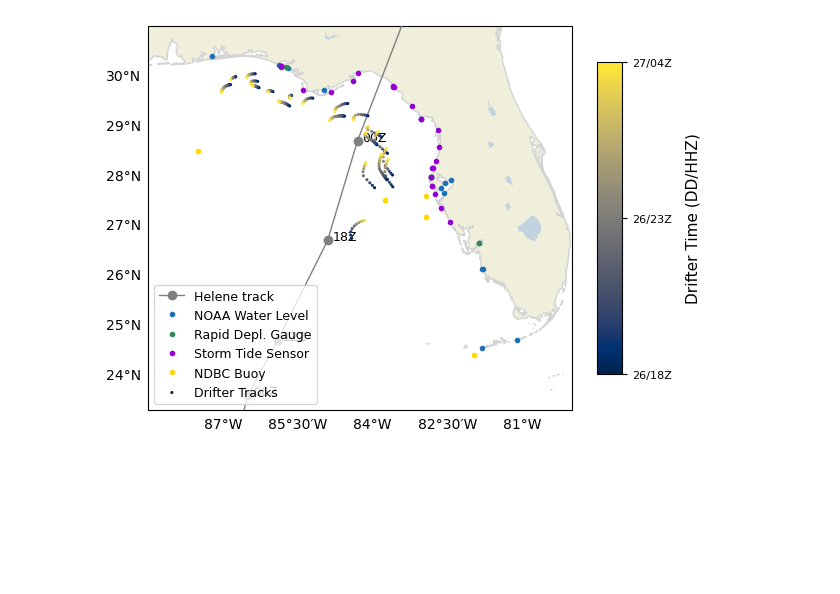
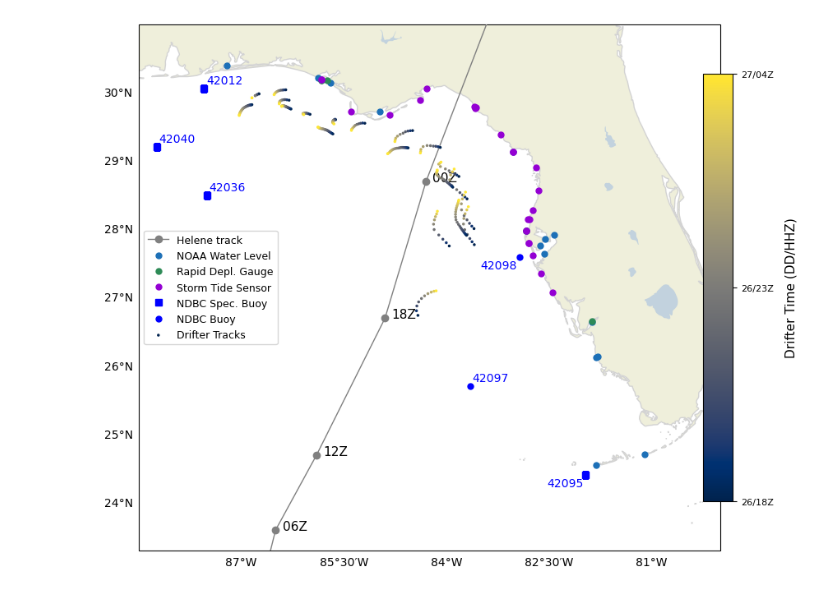
Before and after one commit to csherwood-usgs/NOPP_comparison, a Jupyter notebook: Observations_map_helene.ipynb, the cells around one changed output. Saved outputs shown, nothing was run; the diff lists cells and outputs as text; code cells hidden in the pictures; blank space fills up the shorter version.

```diff
--- a/Observations_map_helene.ipynb
+++ b/Observations_map_helene.ipynb
@@ -30,6 +30,7 @@ wl_data_dir=       'F:/crs/proj/2025_NOPP_comparison/helene_water_level/'
 track_data_dir =   'F:/crs/proj/2025_NOPP_comparison/helene_best_track/'
 drifter_data_dir = 'F:/crs/proj/2025_NOPP_comparison/helene_drifters/'
 figure_dir = 'F:/crs/proj/2025_NOPP_comparison/helene_figs/'
+ndbc_buoy_data_dir = "F:/crs/proj/2025_NOPP_comparison/helene_waves/"
 
 # load drifter data
 with open(drifter_data_dir+'hurricane_helene_drifter_data_v0.pickle', 'rb') as f1:
@@ -39,4 +40,5 @@ df = pd.read_csv(wl_data_dir+'water_level_sites_with_data_JB.csv')
 noaa_df = df[df['type'] == 'NOAA tide gauge']
 rdg_df = df[df['type'] == 'USGS rapid deployment gauge']
 st_df = df[df['type'] == 'USGS pressure sensor']
-ndbc_df = df[df['type'] == 'NDBC wave buoy']
+ndbc_df = pd.read_csv( ndbc_buoy_data_dir + "ndbc_buoy_list.csv" )
+ndbc_df['name'] = ndbc_df['name'].astype(str)
@@ -64,7 +63,7 @@ for i in gd1.HHMM:
 # %%
 cpc = crs.PlateCarree()
 
-fig1 = plt.figure()
+fig1 = plt.figure(figsize=(9,8))
 ax1 = fig1.add_axes((0.12, 0.125, 0.8, 0.8),projection=cpc)
 ax1.set_extent([-88.5, -80, 23.3, 31])
 ax1.add_feature(cf.LAND, edgecolor='lightgray', linewidth=1, zorder=-1)
@@ -77,11 +76,30 @@ gl = ax1.gridlines(draw_labels=True, dms=True, x_inline=False, y_inline=False)
 ax1.plot(hurpth[:,0],hurpth[:,1],'o-', markersize=6, linewidth=1, c='gray', zorder=5, label='Helene track')
 offset = 0.1
 for xy in range(len(hhmm)):
-    ax1.annotate(hhmm[xy], (hurpth[xy, 0]+offset, hurpth[xy, 1]), size=9, annotation_clip=True)
-ax1.plot(noaa_df['longitude'],noaa_df['latitude'],'.',color=noaa_blue, label='NOAA Water Level')
-ax1.plot(rdg_df['longitude'],rdg_df['latitude'],'.',c=usgs_green,label='Rapid Depl. Gauge')
-ax1.plot(st_df['longitude'],st_df['latitude'],'.',c='darkviolet',label='Storm Tide Sensor')
-ax1.plot(ndbc_df['longitude'],ndbc_df['latitude'],'.',c='gold',label='NDBC Buoy')
+    ax1.annotate(hhmm[xy], (hurpth[xy, 0]+offset, hurpth[xy, 1]), size=11, annotation_clip=True)
+ax1.plot(noaa_df['longitude'],noaa_df['latitude'],'.',color=noaa_blue,ms=10,label='NOAA Water Level')
+ax1.plot(rdg_df['longitude'],rdg_df['latitude'],'.',c=usgs_green,ms=10,label='Rapid Depl. Gauge')
+ax1.plot(st_df['longitude'],st_df['latitude'],'.',c='darkviolet',ms=10,label='Storm Tide Sensor')
+
+ax1.plot(ndbc_df['longitude'][0:4],ndbc_df['latitude'][0:4],'s',transform=crs.PlateCarree(),c='blue',ms=6,label='NDBC Spec. Buoy')
+ax1.plot(ndbc_df['longitude'][3:],ndbc_df['latitude'][3:],'.',transform=crs.PlateCarree(),c='blue',ms=10,label='NDBC Buoy')
+
+# for row in ndbc_df.itertuples(index=False):
+#     ax1.plot(row.longitude, row.latitude,'.',c='blue',ms=10,transform=crs.PlateCarree())
+
+# add offsets for cleaner annotation
+ndbc_df['xytext']=[(2, 2),(2, 2),(2, 2),(-2, -2),(2, 2),(-2, -2)]
+ndbc_df['ha']=['left','left','left','right','left','right']
+ndbc_df['va']=['bottom','bottom','bottom','top','bottom','top']
+# annotate the buoy locations
+for row in ndbc_df.itertuples(index=False):
+    ax1.annotate(
+        row.name, (row.longitude, row.latitude),
+        xytext=row.xytext,
+        textcoords='offset points',
+        color='blue',
+        ha=row.ha, va=row.va, zorder=4,
+        transform=crs.PlateCarree() )
 
 # Plot the drifter tracks
 first_one=True
@@ -91,9 +109,9 @@ for btype in spots.keys():
         dt1, df1a = drift_clean(df1, ("2024-09-26 18:00", "2024-09-27 04:00"))
         # add label to appear in legend for first one plotted
         if first_one:
-            sct1 = ax1.scatter(df1a.longitude, df1a.latitude, s=6, marker='.', c=dt1, cmap=cm.cividis, zorder=6, label='Drifter Tracks')
+            sct1 = ax1.scatter(df1a.longitude, df1a.latitude, s=9, marker='.', c=dt1, cmap=cm.cividis, zorder=6, label='Drifter Tracks')
             first_one=False
-        sct1 = ax1.scatter(df1a.longitude, df1a.latitude, s=6, marker='.', c=dt1, cmap=cm.cividis, zorder=6)
+        sct1 = ax1.scatter(df1a.longitude, df1a.latitude, s=9, marker='.', c=dt1, cmap=cm.cividis, zorder=6)
         if 'swift' in btype:
             bt2 = 'SWIFT'
             buoy2 = buoy1
@@ -108,33 +126,34 @@ for btype in spots.keys():
             sct1a = sct1
             dt1a = dt1
         # This would label the drifters
         #ax1.annotate(f'{bt2}_{buoy2}', xy=(df1a.longitude[0], df1a.latitude[0]), size=8)
 
 gl.top_labels = False  # Turn off labels on the top
 gl.right_labels = False  # Turn off labels on the right
 gl.xlines = False  # Hide longitude gridlines
 gl.ylines = False  # Hide latitude gridlines
-ax1.legend(loc='lower left',fontsize=9)
+ax1.legend(loc='center left',fontsize=9)
 
 # # Add a North arrow
 # ax1.text(0.05, 0.9, 'N', transform=ax1.transAxes, ha='center', va='center', fontsize=16,
 #         fontweight='bold', color='black')
 # ax1.annotate('', xy=(0.05, 0.85), xytext=(0.05, 0.75), xycoords='axes fraction',
 #             arrowprops=dict(facecolor='black', width=4, headwidth=10))
 
 
 
 dtticks = dt1a[[0,int(dt1a.size//2),-1]]
 cbticks = []
 dstr = []
 for i in dtticks:
     cbticks.append(i.tolist())
     dstr.append(str(i)[8:13].replace('T','/') + 'Z')
 cax = fig1.add_axes((0.89,0.2,0.04,0.65))
 cb1 = plt.colorbar(sct1a,cax=cax, orientation='vertical', ticks=cbticks)
 cb1.set_ticklabels(dstr,size=8)
 cb1.set_label('Drifter Time (DD/HHZ)', fontsize=11, labelpad=10)  # Add caption
 
-plt.savefig(figure_dir+'observations_map_helene.png', dpi=200, bbox_inches='tight')
+plt.savefig(figure_dir+'observations_map_helene.png', dpi=300, bbox_inches='tight')
+plt.savefig(figure_dir+'observations_map_helene.svg', dpi=300, bbox_inches='tight')
 # %% [output]
-[figure, old version]
+[figure, new version]
```
Also changed, not shown: parts of 2 cells of this notebook, 7 other files.
